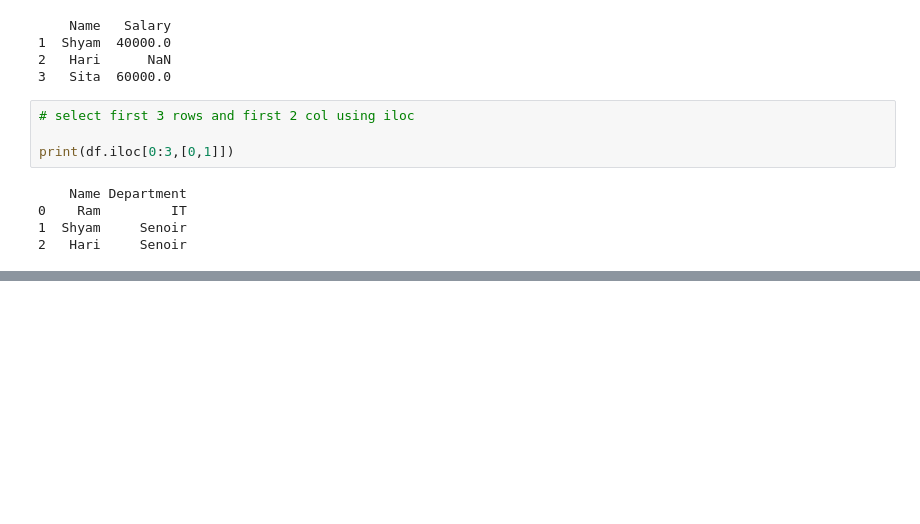
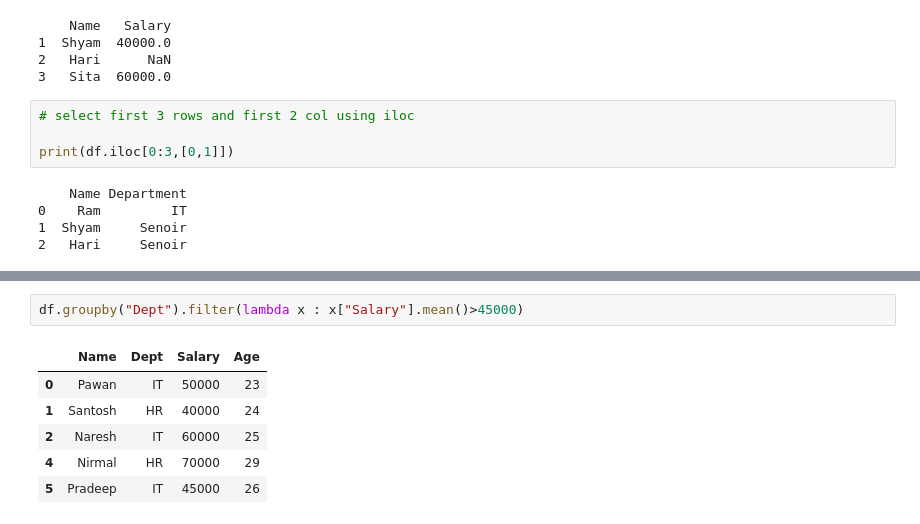
Before and after one commit to pawanbhul/Pandas, a Jupyter notebook: PandasEx.ipynb, the cells around one changed output, grey strips where cells are left out. Saved outputs shown, nothing was run; the diff lists cells and outputs as text; blank space fills up the shorter version.

```diff
--- a/PandasEx.ipynb
+++ b/PandasEx.ipynb
@@ -406,0 +755,9 @@ print(df)
+# %%
+df.groupby("Dept").filter(lambda x : x["Salary"].mean()>45000)
+# %% [output]
+|  | Name | Dept | Salary | Age |
+| 0 | Pawan | IT | 50000 | 23 |
+| 1 | Santosh | HR | 40000 | 24 |
+| 2 | Naresh | IT | 60000 | 25 |
+| 4 | Nirmal | HR | 70000 | 29 |
+| 5 | Pradeep | IT | 45000 | 26 |
```
Also changed, not shown: parts of 46 cells of this notebook, 3 other files.
